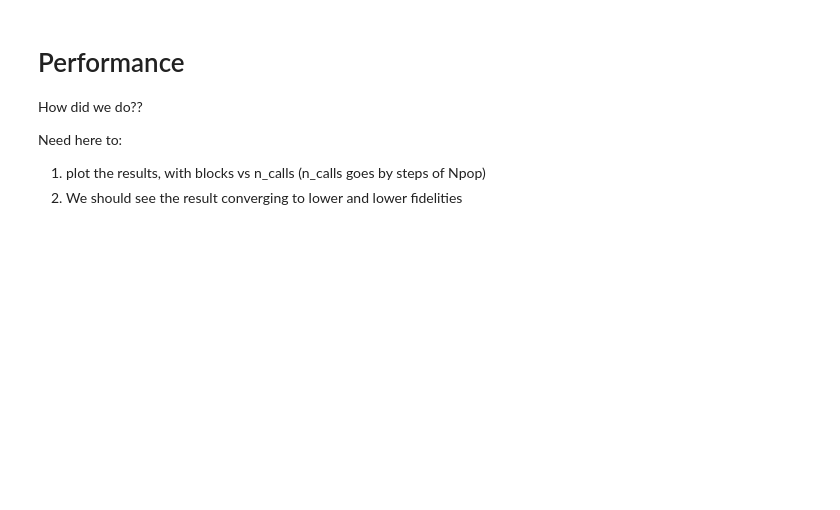
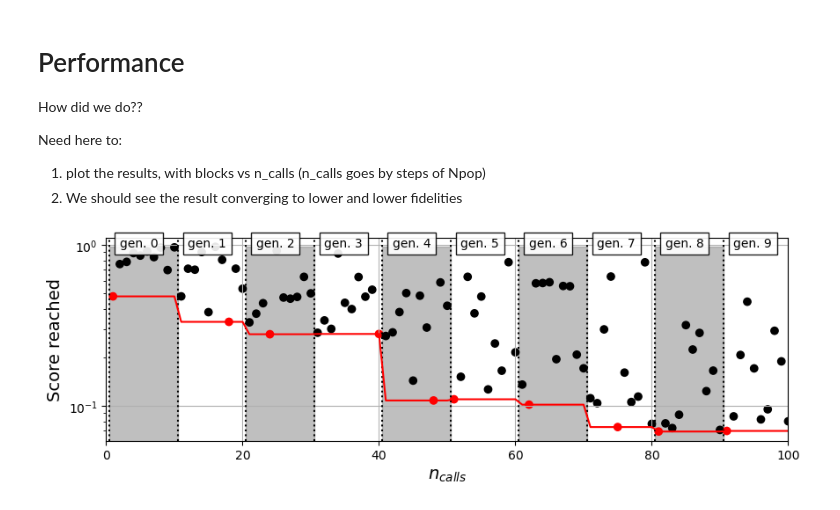
Before and after one commit to vdrouint/genetic-algos, a Jupyter notebook: prepare-AF-state-w-Pulser.ipynb, the cells around one changed output. Cells and saved outputs as stored; diff of their text form; code cells hidden in the pictures; blank space fills up the shorter version.

```diff
--- a/prepare-AF-state-w-Pulser.ipynb
+++ b/prepare-AF-state-w-Pulser.ipynb
@@ -395,9 +404,9 @@ plot_a_sequence(population[3], npt)
 # %%
-
+import sys
 print("Starting Pulser calls and Genetic Optimization...")
 
 iteration = 0
-maxiter = 30
+maxiter = 10
 
 schedule_and_fidelities = pd.DataFrame(index=range(maxiter),
                                 columns=["anneal_schedules", "fidelities"],
@@ -406,25 +415,24 @@ schedule_and_fidelities = pd.DataFrame(index=range(maxiter),
 total_time = 0
 #initial fidelity
 fidelity, timing = evaluate_function(population, npt)
+schedule_and_fidelities.iloc[iteration]={"anneal_schedules":population,
+                            "fidelities":fidelity}
 total_time += timing
 iteration += 1
-#update pd for the first fidelity calculation
-schedule_and_fidelities.iloc[iteration]={"anneal_schedules":population,
-                            "fidelities":fidelity}
 print("done w/ iteration {}, best Fidelity = {}".format(iteration, np.min(fidelity)))
 print("Total time  {}".format(total_time))
+#update pd for the first fidelity calculation
 
 while iteration < maxiter:
     population = new_population(population, fidelity, N_elite, mutation_rate, npt)
     fidelity, timing = evaluate_function(population, npt)
-    iteration += 1
-
     schedule_and_fidelities.iloc[iteration]={"anneal_schedules":population,
                                 "fidelities":fidelity}
-
+    iteration += 1
     total_time += timing
     print("done w/ iteration {}, best Fidelity = {}".format(iteration, np.min(fidelity)))
-    print("Total time  {}".format(total_time))
+    print("Total time  {} s".format(total_time))
+    sys.stdout.flush()
     if total_time > 60*10:
         break
 # %% [output]
@@ -466,0 +464,38 @@ def sort_improv(RESULT):
+# %%
+it_vals = []
+fid_vals = []
+colors = []
+count = 1
+it_max = iteration
+overal_fid = []
+for it in range(it_max):
+    all_fidelities = schedule_and_fidelities.iloc[it]["fidelities"]
+    min_index = np.argmin(all_fidelities)
+    for j in range(len(all_fidelities)):
+        it_vals.append(count)
+        fid_vals.append(all_fidelities[j])
+        overal_fid.append(all_fidelities[min_index])
+        if j == min_index:
+            colors.append('red')
+        else:
+            colors.append('black')
+        count += 1
+
+fig = plt.figure(figsize=(10,3))
+#plt.legend(["1 run"], fontsize=12)
+for it in range(it_max):
+    plt.text(2+(it)*Npop, np.max(fid_vals), 'gen. {}'.format(it), bbox=dict(facecolor='white', alpha=0.9))
+    plt.axvline(x=it*Npop+1/2, color='black', linestyle='dotted')
+    if it %2 != 0:
+        plt.fill_between([(it-1)*Npop+1/2, it*Npop+1/2], [np.max(fid_vals), np.max(fid_vals)], color='gray', alpha=0.5)
+plt.scatter(it_vals, fid_vals, color=colors, marker='o')
+plt.plot(it_vals, overal_fid, '-', color = 'red')
+plt.yscale('log')
+plt.xlabel(r"$n_{calls}$", fontsize=14)
+plt.ylabel("Score reached", fontsize=14)
+plt.xlim(0, it_max*Npop)
+plt.grid()
+plt.title(r'')
+plt.show()
+# %% [output]
+[figure, added]
```
Also changed, not shown: parts of 21 cells of this notebook.
